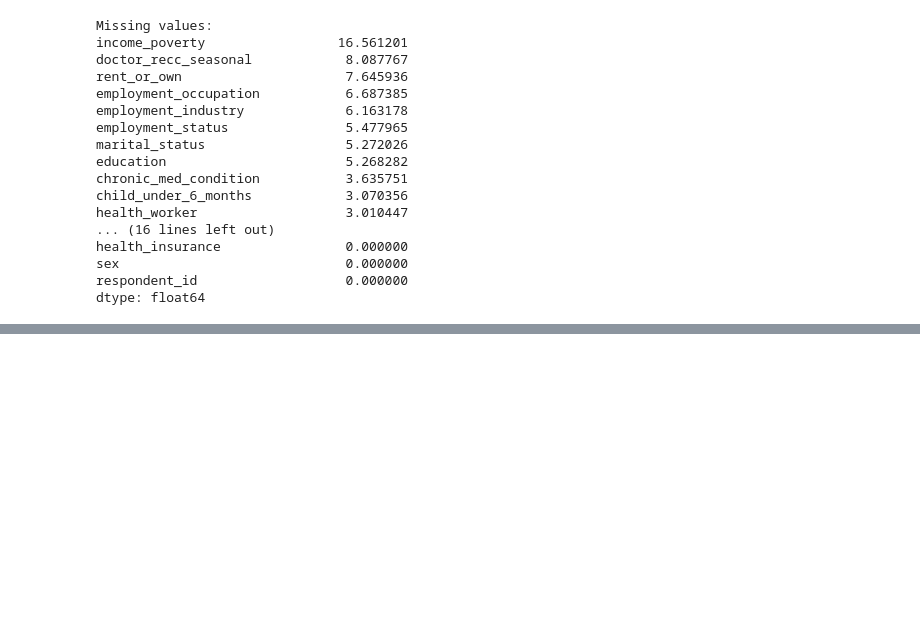
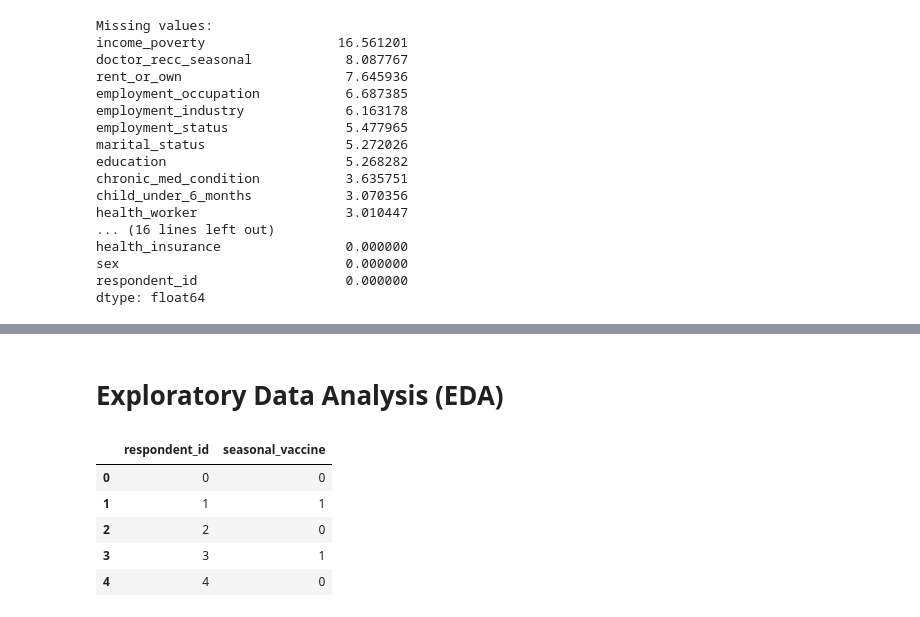
Before and after one commit to Collz472/Phase_3_Project_Colleta, a Jupyter notebook: Phase3_project.ipynb, the cells around one changed output, grey strips where cells are left out. Cells and saved outputs as stored; diff of their text form; code cells hidden in the pictures; blank space fills up the shorter version.

```diff
--- a/Phase3_project.ipynb
+++ b/Phase3_project.ipynb
@@ -356,0 +492,13 @@ dtype: float64
+# %% [markdown]
+# **Exploratory Data Analysis** (EDA)
+# %%
+# Target variables dataset exploratory
+
+target.head()
+# %% [output]
+|  | respondent_id | seasonal_vaccine |
+| 0 | 0 | 0 |
+| 1 | 1 | 1 |
+| 2 | 2 | 0 |
+| 3 | 3 | 1 |
+| 4 | 4 | 0 |
```
Also changed, not shown: parts of 23 cells of this notebook.
